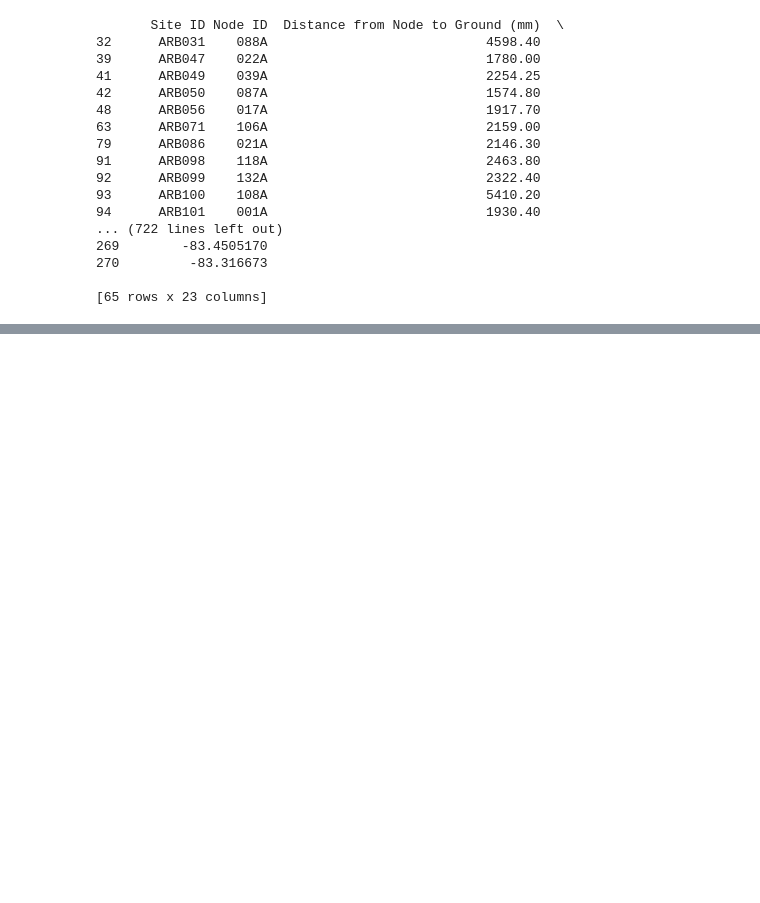
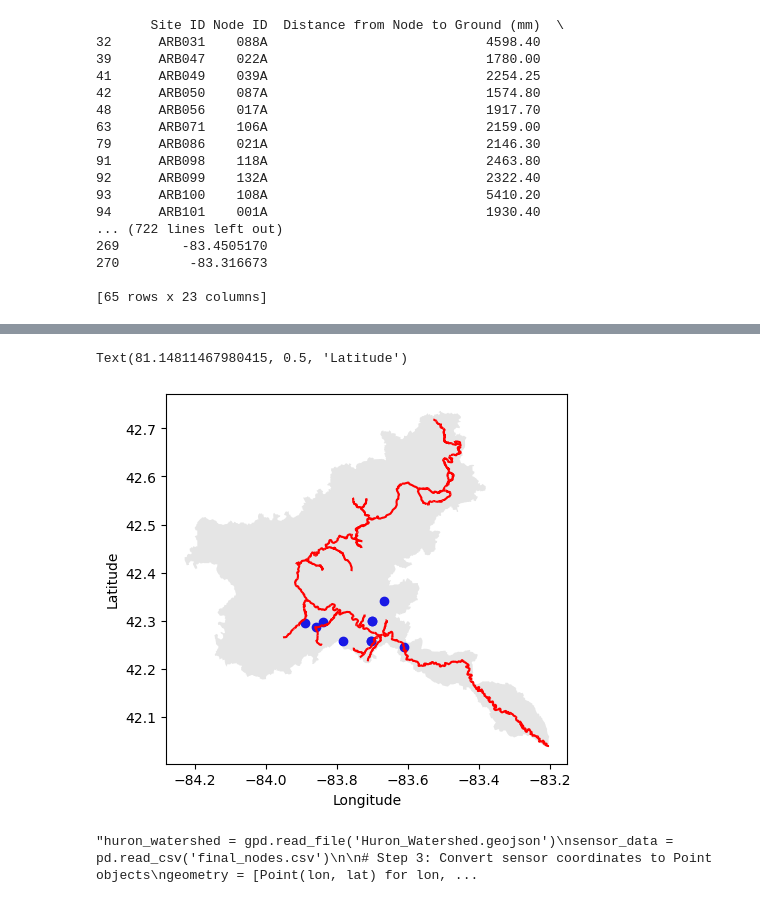
Before and after one commit to shinapatel/Huron_Watershed_Site_Updates, a Jupyter notebook: huron_geo.ipynb, the cells around one changed output, grey strips where cells are left out. Saved outputs shown, nothing was run; the diff lists cells and outputs as text; code cells hidden in the pictures; blank space fills up the shorter version.

```diff
--- a/huron_geo.ipynb
+++ b/huron_geo.ipynb
@@ -150,0 +231,37 @@ print(df)
+# %%
+# Load GeoJSON files into GeoDataFrames
+sensor_file = 'sensors_within_huron_watershed.geojson'
+river_file = 'Huron_RiverSystem.geojson'
+watershed_file = "Huron_Watershed.geojson"
+
+sensor = gpd.read_file(sensor_file)
+river = gpd.read_file(river_file)
+watershed = gpd.read_file(watershed_file)
+
+# Plot GeoDataFrames on the same plot
+ax = sensor.plot(color='blue', label='DWL @ UM sensors')
+river.plot(ax=ax, color='red', label='Rivers')
+watershed.plot(ax=ax, color='gray', label='Watershed', alpha = 0.2)
+
+# Add legends and labels
+# ax.legend()
+ax.set_xlabel('Longitude')
+ax.set_ylabel('Latitude')
+# %% [output]
+Text(81.14811467980415, 0.5, 'Latitude')
+[figure, added]
+# %%
+'''huron_watershed = gpd.read_file('Huron_Watershed.geojson')
+sensor_data = pd.read_csv('final_nodes.csv')
+
+# Step 3: Convert sensor coordinates to Point objects
+geometry = [Point(lon, lat) for lon, lat in zip(sensor_data['lon'], sensor_data['lat'])]
+sensor_gdf = gpd.GeoDataFrame(sensor_data, geometry=geometry, crs='EPSG:4326')
+
+
+# Step 4: Perform a spatial join to find sensors within the watershed polygon
+sensors_within_watershed = gpd.sjoin(sensor_gdf, huron_watershed, how='inner', op='intersects')
+
+print(sensors_within_watershed)'''
+# %% [output]
+"huron_watershed = gpd.read_file('Huron_Watershed.geojson')\nsensor_data = pd.read_csv('final_nodes.csv')\n\n# Step 3: Convert sensor coordinates to Point objects\ngeometry = [Point(lon, lat) for lon, ...
```
Also changed, not shown: parts of 5 cells of this notebook, 4 other files.
